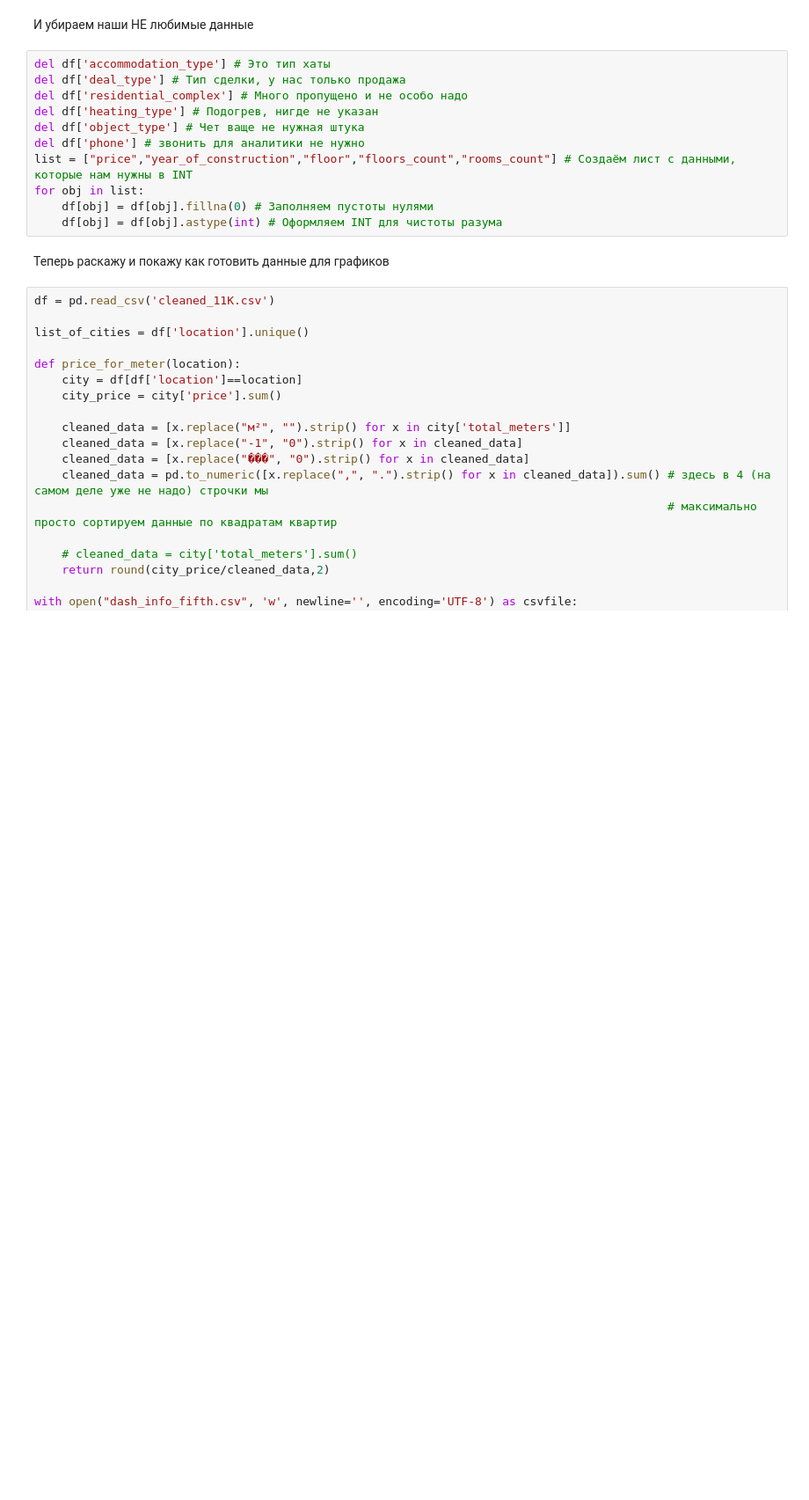
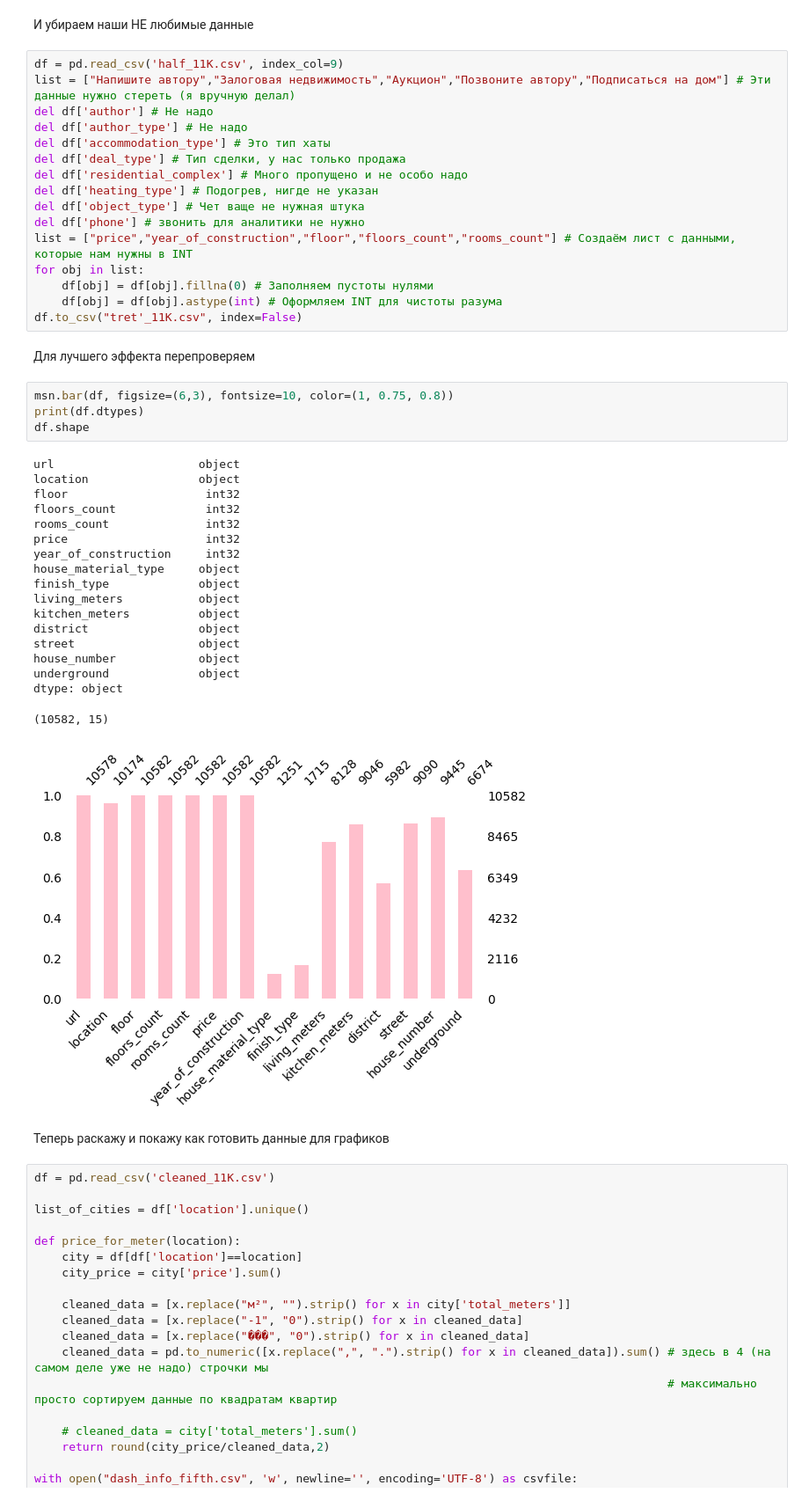
Before and after one commit to Kent4r/bazyak, a Jupyter notebook: main.ipynb, the cells around one changed output. Shown at 88% size. Cells and saved outputs as stored; diff of their text form; blank space fills up the shorter version.

```diff
--- a/main.ipynb
+++ b/main.ipynb
@@ -64,6 +65,10 @@ msn.bar(df, figsize=(12,9), fontsize=10, color=(1, 0.75, 0.8))
 # %% [markdown]
 И убираем наши НЕ любимые данные
 # %%
+df = pd.read_csv('half_11K.csv', index_col=9)
+list = ["Напишите автору","Залоговая недвижимость","Аукцион","Позвоните автору","Подписаться на дом"] # Эти данные нужно стереть (я вручную делал)
+del df['author'] # Не надо
+del df['author_type'] # Не надо
 del df['accommodation_type'] # Это тип хаты
 del df['deal_type'] # Тип сделки, у нас только продажа
 del df['residential_complex'] # Много пропущено и не особо надо
@@ -74,6 +79,32 @@ list = ["price","year_of_construction","floor","floors_count","rooms_count"] #
 for obj in list:
     df[obj] = df[obj].fillna(0) # Заполняем пустоты нулями
     df[obj] = df[obj].astype(int) # Оформляем INT для чистоты разума
+df.to_csv("tret'_11K.csv", index=False)
+# %% [markdown]
+Для лучшего эффекта перепроверяем
+# %%
+msn.bar(df, figsize=(6,3), fontsize=10, color=(1, 0.75, 0.8))
+print(df.dtypes)
+df.shape
+# %% [output]
+url                     object
+location                object
+floor                    int32
+floors_count             int32
+rooms_count              int32
+price                    int32
+year_of_construction     int32
+house_material_type     object
+finish_type             object
+living_meters           object
+kitchen_meters          object
+district                object
+street                  object
+house_number            object
+underground             object
+dtype: object
+(10582, 15)
+[figure, added]
 # %% [markdown]
 Теперь раскажу и покажу как готовить данные для графиков
 # %%
```
Also changed, not shown: parts of 4 cells of this notebook, 5 other files.
